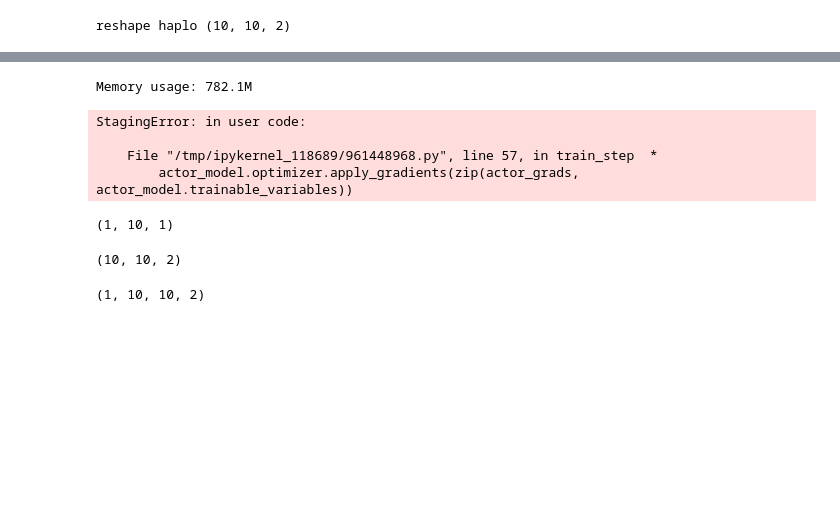
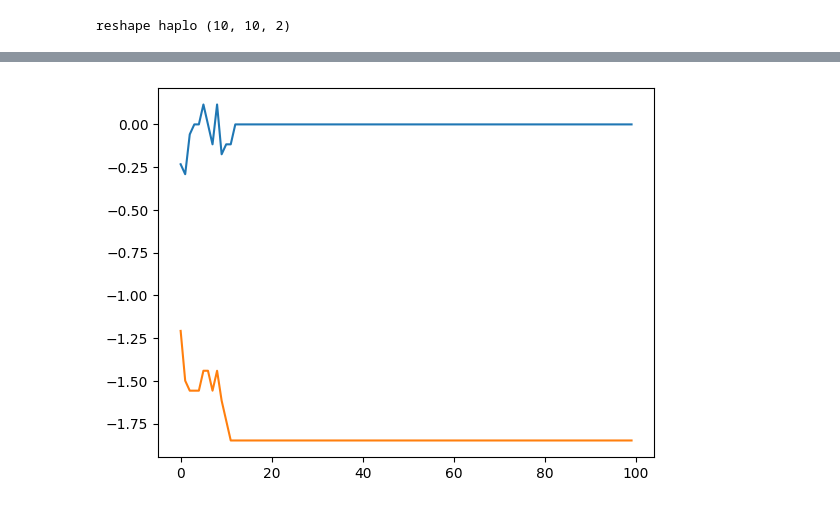
Before and after one commit to cjGO/breeder_agent, a Jupyter notebook: test.ipynb, the cells around one changed output, grey strips where cells are left out. Saved outputs shown, nothing was run; the diff lists cells and outputs as text; code cells hidden in the pictures; blank space fills up the shorter version.

Commit message:
uses proper population and behaves as expected

```diff
--- a/test.ipynb
+++ b/test.ipynb
@@ -656,9 +656,9 @@ print_memory_usage()
 
 def policy2offspring_reward(policy, current_population, simulator):
     parent_values, parent_indices = select_parents(policy)
-    selected_parents = current_population[0][parent_indices.numpy()]
+    selected_parents = current_population[parent_indices.numpy()]
     new_pop = simulator.random_crosses(selected_parents[0], n_crosses = selected_parents[0].shape[0] * 2)
-    reward = simulator.GEBV(new_pop).mean()[0] - simulator.GEBV(current_population[0]).mean()[0]
+    reward = simulator.GEBV(new_pop).mean()[0] - simulator.GEBV(current_population).mean()[0]
     return new_pop, reward
 
 # policy = actor_output
@@ -982,5 +900,3 @@ critic_loss_list=[]
 farm  = BreedingProgram(initial_population, genetic_map, population_size, marker_count, chromosome_number, max_generation, heritability)
 # %% [output]
 reshape haplo (10, 10, 2)
-# %%
-farm.run_single()
@@ -1001,34 +903,13 @@ array([[0.        , 0.06949402, 0.        , 0.        , 0.06214954,
-# %%
-TOTAL_EPISODES=10
-
-before = print_memory_usage()
-for episodes in range(TOTAL_EPISODES):
-    inputs = add_batchdim(farm.current_population) # replace with actual inputs
-    dummy = add_batchdim(farm.current_scores) # replace with actual dummy data
-    scores_dummy = dummy # replace with actual scores
-    #policy, current_population, simulator
-    new_pop,reward = policy2offspring_reward(actor_output, population_dummy, simulator)
-    train_step(farm.actor, farm.critic, inputs, dummy, scores_dummy, reward)
-    tf.keras.backend.clear_session()
-after = print_memory_usage()
-# %% [output]
-Memory usage: 782.1M
-StagingError: in user code:
-
-    File "/tmp/ipykernel_118689/961448968.py", line 57, in train_step  *
-        actor_model.optimizer.apply_gradients(zip(actor_grads, actor_model.trainable_variables))
-# %%
-.shape
-# %% [output]
-(1, 10, 1)
-# %%
-import psutil, gc
-farm.run_training(500,20)
-# %%
-farm.initial_population.shape
-# %% [output]
-(10, 10, 2)
-# %%
-np.expand_dims(farm.initial_population, axis=0).shape
-# %% [output]
-(1, 10, 10, 2)
+# %%
+
+rewards = []
+scores = []
+for _ in range(100):
+    reward, score = farm.run_single()
+    rewards.append(reward)
+    scores.append(score)
+plt.plot(rewards)
+plt.plot([x.mean() for x in scores])
+plt.show()
+# %% [output]
+[figure, added]
```
Also changed, not shown: parts of 7 cells of this notebook.
